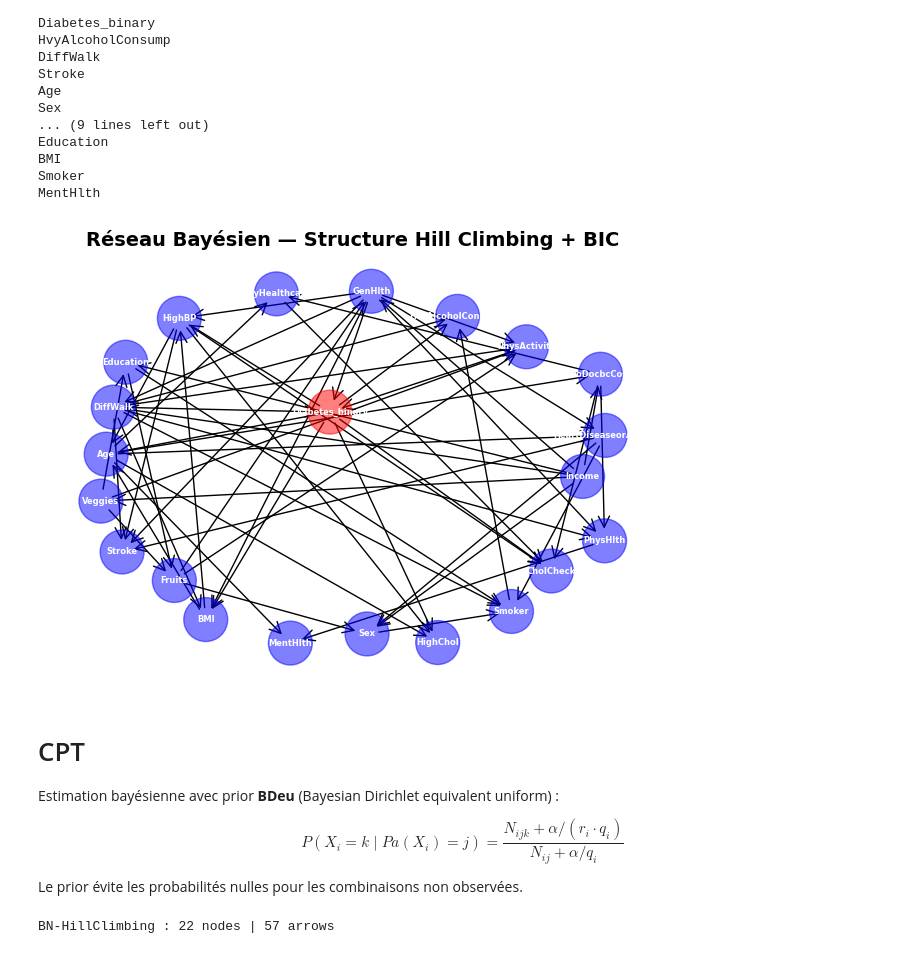
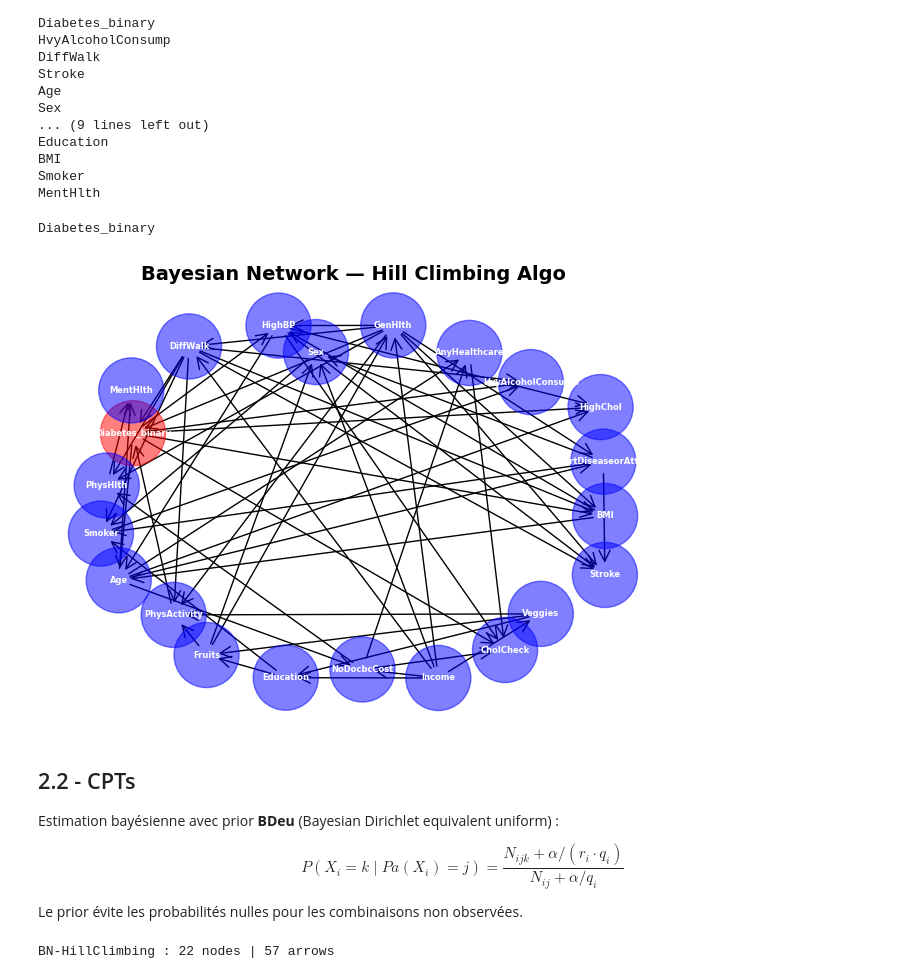
Before and after one commit to AlixB20/INFO-H410-Group16, a Jupyter notebook: bayesian_network.ipynb, the cells around one changed output. Saved outputs shown, nothing was run; the diff lists cells and outputs as text; code cells hidden in the pictures.

```diff
--- a/bayesian_network.ipynb
+++ b/bayesian_network.ipynb
@@ -145,23 +159,25 @@ Smoker
 MentHlth
 # %%
 def plot_bn(dag, title, target=TARGET):
+    print(target)
     G = nx.DiGraph(dag.edges())
-    colors = ['red' if n==target else 'blue' for n in G.nodes()]
+    colors = ['red' if n==target else 'blue' for n in dag.nodes()]
 
-    pos = nx.spring_layout(G, seed=42, k=3.0)
-    nx.draw_networkx_nodes(G, pos, node_color=colors, node_size=1000, alpha=0.5)
-    nx.draw_networkx_labels(G, pos, font_size=6, font_color='white', font_weight='bold')
-    nx.draw_networkx_edges(G, pos, edge_color='black', arrows=True, arrowsize=20, arrowstyle='->', width=1)
+    pos = nx.spring_layout(dag, seed=42, k=3.0)
+    nx.draw_networkx_nodes(dag, pos, node_color=colors, node_size=2200, alpha=0.5)
+    nx.draw_networkx_labels(dag, pos, font_size=6, font_color='white', font_weight='bold')
+    nx.draw_networkx_edges(dag, pos, edge_color='black', arrows=True, arrowsize=20, arrowstyle='->', width=1)
     plt.title(title, fontsize=14, fontweight='bold')
     plt.axis('off')
     plt.tight_layout()
     plt.show()
 
-plot_bn(hc_dag, 'Réseau Bayésien — Structure Hill Climbing + BIC')
+plot_bn(hc_dag, 'Bayesian Network — Hill Climbing Algo')
 # %% [output]
+Diabetes_binary
-[figure, old version]
+[figure, new version]
 # %% [markdown]
-# CPT
+## 2.2 - CPTs
 
 Estimation bayésienne avec prior **BDeu** (Bayesian Dirichlet equivalent uniform) :
 
```
Also changed, not shown: parts of 14 cells of this notebook.
